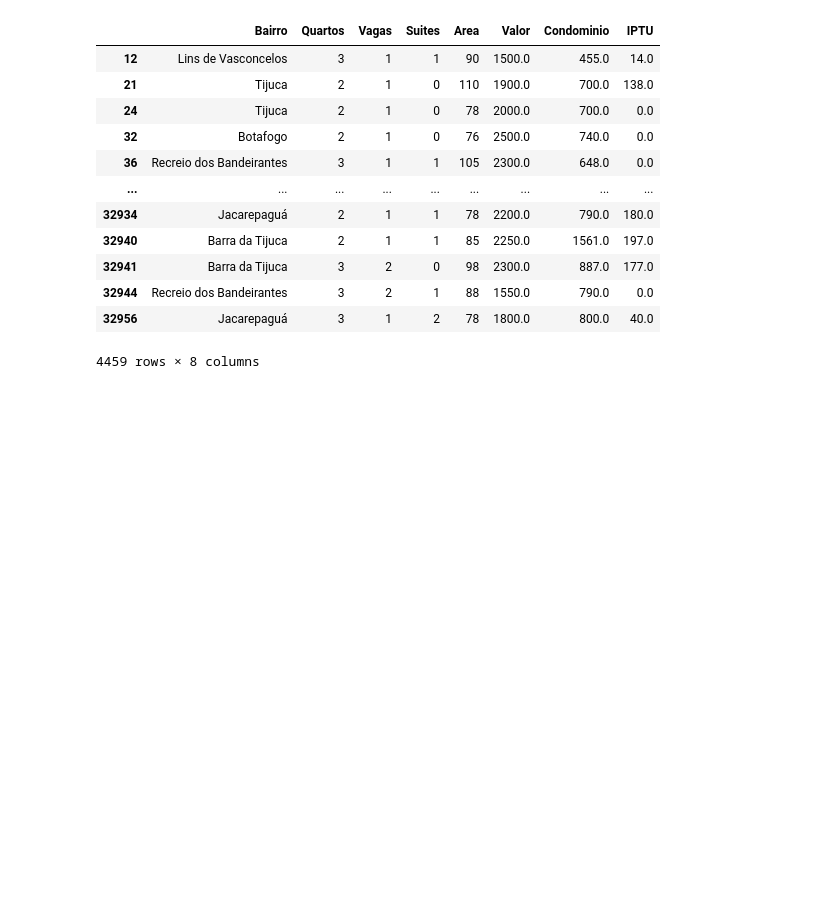
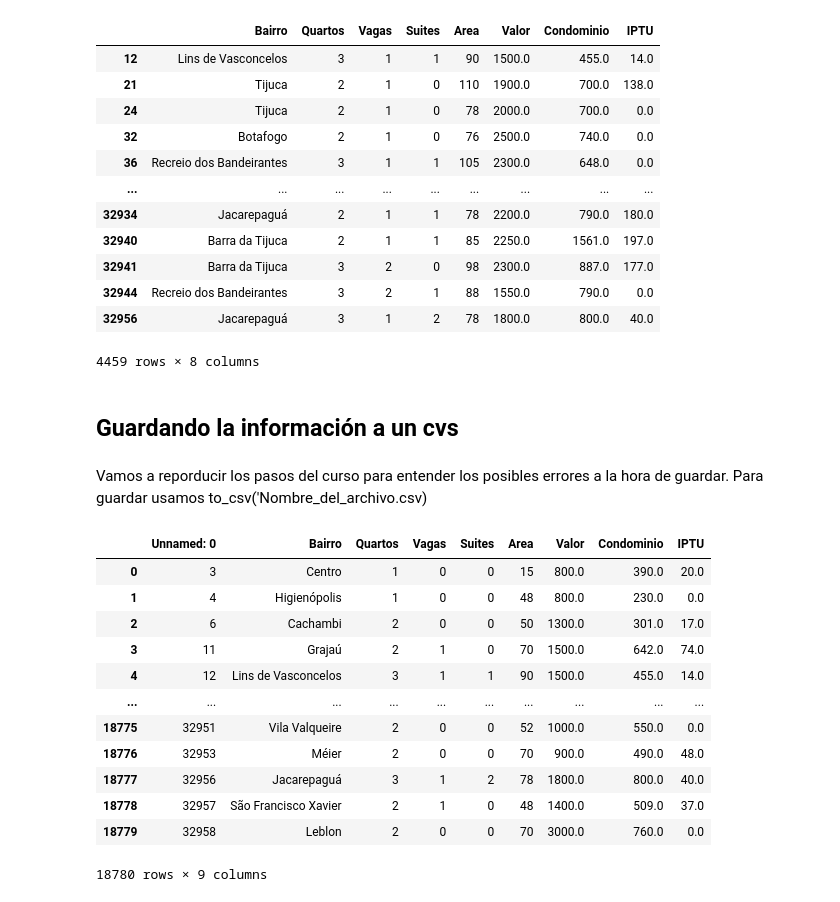
Before and after one commit to ygor-github/curso_conociendo_pandas, a Jupyter notebook: conociendo_pandas.ipynb, the cells around one changed output. Drawn from its saved outputs; the diff is of its cells as text; code cells hidden in the pictures; blank space fills up the shorter version.

Commit message:
guardando información

```diff
--- a/conociendo_pandas.ipynb
+++ b/conociendo_pandas.ipynb
@@ -650,3 +650,7 @@ tipo_apartamento[seleccion]
 # %%
 #Guardamos la información filtrada en otra variable
 filtro2 = tipo_apartamento[seleccion]
+# %% [markdown]
+## Guardando la información a un cvs
+# %% [markdown]
+Vamos a reporducir los pasos del curso para entender los posibles errores a la hora de guardar. Para guardar usamos to_csv('Nombre_del_archivo.csv)
@@ -652,0 +660,17 @@ filtro2 = tipo_apartamento[seleccion]
+# %%
+#Ahora vamos intentar abrirlo para verificar que se guardó correctamente
+pd.read_csv('apartamentos.csv')
+# %% [output]
+|  | Unnamed: 0 | Bairro | Quartos | Vagas | Suites | Area | Valor | Condominio | IPTU |
+| 0 | 3 | Centro | 1 | 0 | 0 | 15 | 800.0 | 390.0 | 20.0 |
+| 1 | 4 | Higienópolis | 1 | 0 | 0 | 48 | 800.0 | 230.0 | 0.0 |
+| 2 | 6 | Cachambi | 2 | 0 | 0 | 50 | 1300.0 | 301.0 | 17.0 |
+| 3 | 11 | Grajaú | 2 | 1 | 0 | 70 | 1500.0 | 642.0 | 74.0 |
+| 4 | 12 | Lins de Vasconcelos | 3 | 1 | 1 | 90 | 1500.0 | 455.0 | 14.0 |
+| ... | ... | ... | ... | ... | ... | ... | ... | ... | ... |
+| 18775 | 32951 | Vila Valqueire | 2 | 0 | 0 | 52 | 1000.0 | 550.0 | 0.0 |
+| 18776 | 32953 | Méier | 2 | 0 | 0 | 70 | 900.0 | 490.0 | 48.0 |
+| 18777 | 32956 | Jacarepaguá | 3 | 1 | 2 | 78 | 1800.0 | 800.0 | 40.0 |
+| 18778 | 32957 | São Francisco Xavier | 2 | 1 | 0 | 48 | 1400.0 | 509.0 | 37.0 |
+| 18779 | 32958 | Leblon | 2 | 0 | 0 | 70 | 3000.0 | 760.0 | 0.0 |
+18780 rows × 9 columns
```
Also changed, not shown: parts of 6 cells of this notebook, 1 other file.
